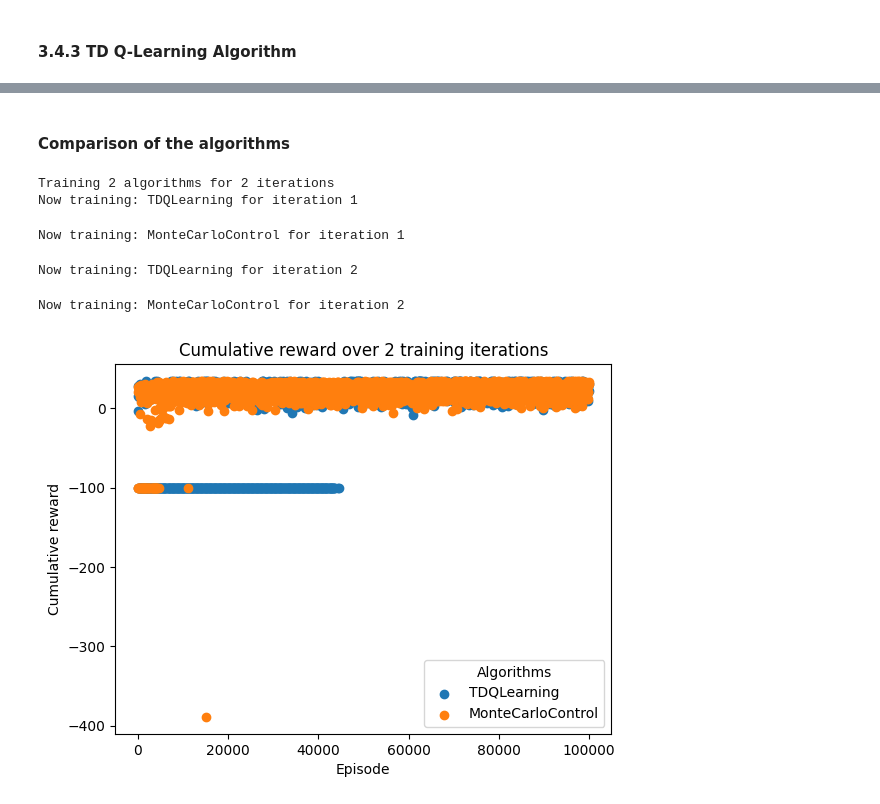
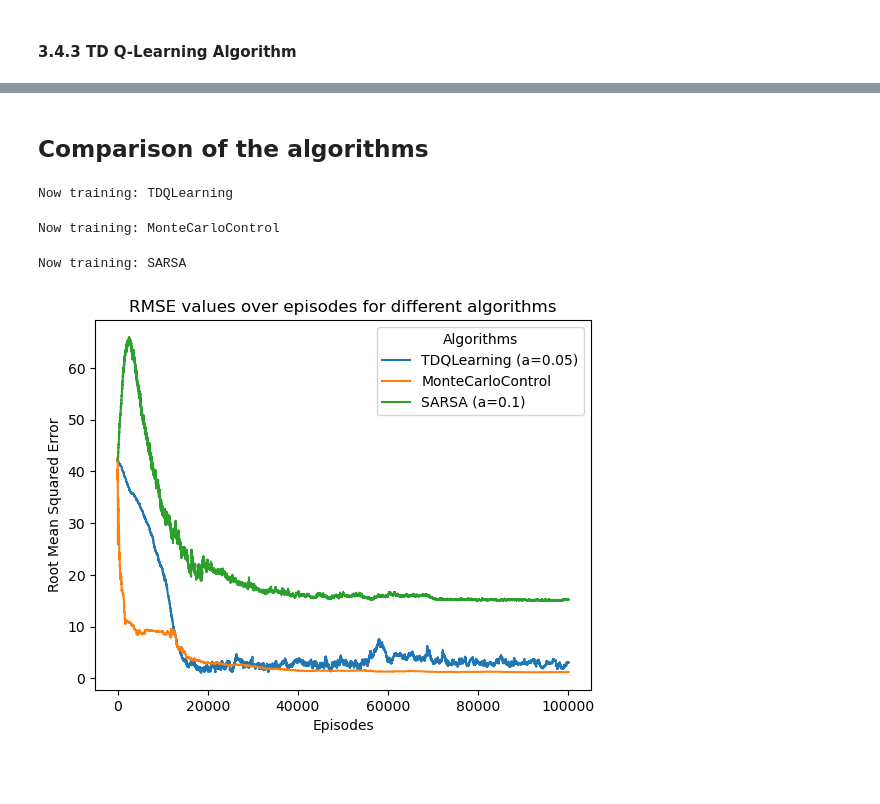
Before and after one commit to TijmenWesteneng/RL_Github, a Jupyter notebook: Reinforcement_Learning_Project.ipynb, the cells around one changed output, grey strips where cells are left out. Saved outputs shown, nothing was run; the diff lists cells and outputs as text; code cells hidden in the pictures; blank space fills up the shorter version.

```diff
--- a/Reinforcement_Learning_Project.ipynb
+++ b/Reinforcement_Learning_Project.ipynb
@@ -1010,7 +1090,7 @@ The following code blocks will run the montecarlo control training for 1 million
 #First lets change the environment render mode to None for training purposes
 env.render_mode = None
 #Instanciate MonteCarloControl class
-mc_control = MonteCarloControl(zombie_environment=env, episodes=1000000, max_steps=100, target_values=policy_iteration_values)
+mc_control = MonteCarloControl(zombie_environment=env, episodes=100000, max_steps=100, target_values=policy_iteration_values)
 mc_control_values, mc_control_policy = mc_control.get_training_results()
 mc_control.visualise_values()
 mc_control.visualise_policy()
@@ -1116,7 +1198,7 @@ The following code blocks will run the montecarlo control training for 1 million
 #First lets change the environment render mode to None for training purposes
 env.render_mode = None
 #Instanciate SARSA class
-sarsa = SARSA(zombie_environment=env, episodes=10000, alpha=0.1, target_values=policy_iteration_values, decrease_rate=10)
+sarsa = SARSA(zombie_environment=env, episodes=100000, alpha=0.08, target_values=policy_iteration_values, decrease_rate=10)
 sarsa_values, sarsa_policy = sarsa.get_training_results()
 sarsa.visualise_values()
 sarsa.visualise_policy()
@@ -1196,7 +1291,7 @@ class TDQLearning(LearningAlgorithm):
 #First lets change the environment render mode to None for training purposes
 env.render_mode = None
 #Instanciate Q-Learning class
-q_learning = TDQLearning(zombie_environment=env, episodes=100000, alpha=0.01, target_values=policy_iteration_values)
+q_learning = TDQLearning(zombie_environment=env, episodes=100000, alpha=0.05, target_values=policy_iteration_values)
 q_learning_values, q_learning_policy = q_learning.get_training_results()
 q_learning.visualise_values()
 q_learning.visualise_policy()
@@ -1203,0 +1305,4 @@ q_learning.plot_error()
+# %%
+alphas = {"TDQLearning":[0.01, 0.02, 0.04, 0.05, 0.08]}
+alg_list = [TDQLearning]
+compare_algs_error(alg_list, env=env, episodes = 100000, target_values=value_iteration_values, alphas=alphas)
@@ -1205,4 +1313,4 @@ q_learning.plot_error()
 #(Optional)Now lets visualize the policy in action
 run_environment(env, policy=q_learning_policy)
 # %% [markdown]
-#### Comparison of the algorithms
+## Comparison of the algorithms
@@ -1264,14 +1317,9 @@ def compare_algs_cum(alg_list: List[LearningAlgorithm], training_amount = 10):
 # %%
-    td_q_learning = TDQLearning(zombie_environment=env, episodes=100000, target_values=value_iteration_values, alpha=0.005)
-    monte_carlo = MonteCarloControl(zombie_environment=env, episodes=100000, target_values=value_iteration_values)
-    #sarsa = SARSA(zombie_environment=env, episodes=100000, target_values=value_iteration_values)
-
-    #compare_algs_error([td_q_learning, monte_carlo, sarsa])
-    compare_algs_cum([td_q_learning, monte_carlo], training_amount = 2)
+    alphas = {"TDQLearning":[0.05], "MonteCarloControl":None, "SARSA":[0.1]}
+    alg_list = [TDQLearning, MonteCarloControl, SARSA]
+    compare_algs_error(alg_list, env=env, episodes = 100000, target_values=value_iteration_values, alphas=alphas)
 # %% [output]
-Training 2 algorithms for 2 iterations
-Now training: TDQLearning for iteration 1
+Now training: TDQLearning
-Now training: MonteCarloControl for iteration 1
+Now training: MonteCarloControl
-Now training: TDQLearning for iteration 2
+Now training: SARSA
-Now training: MonteCarloControl for iteration 2
-[figure, old version]
+[figure, new version]
```
Also changed, not shown: parts of 18 cells of this notebook.
